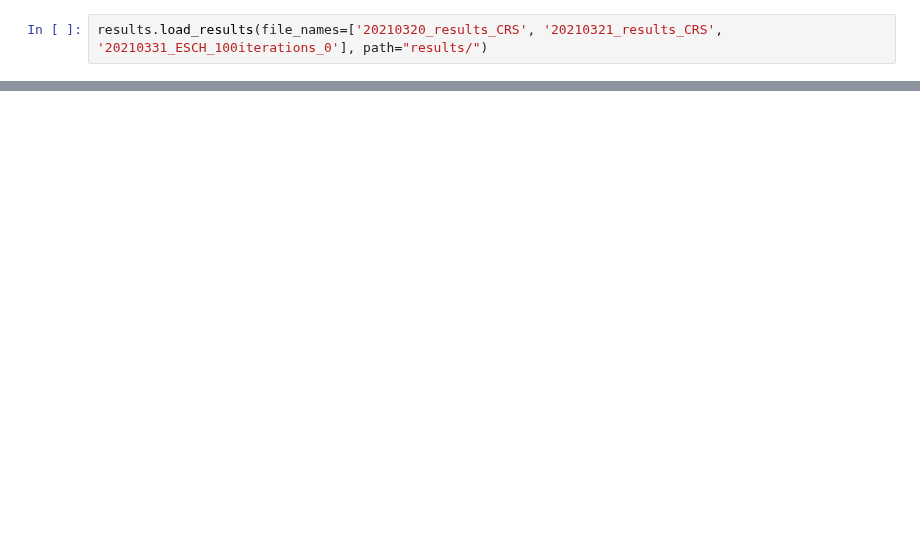
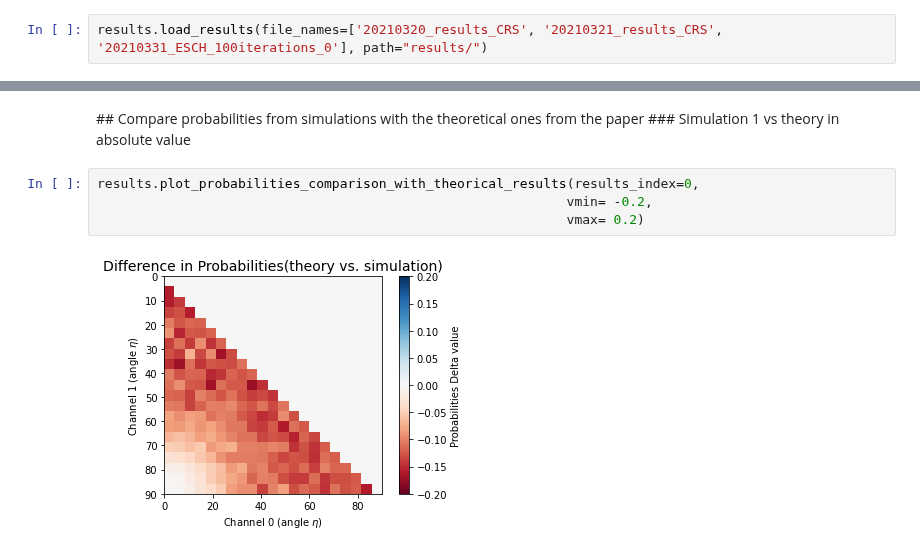
Before and after one commit to iamtxena/quantum-channel-discrimination, a Jupyter notebook: src/analyzing-optimization-results.ipynb, the cells around one changed output, grey strips where cells are left out. Cells and saved outputs as stored; diff of their text form; blank space fills up the shorter version.

```diff
--- a/src/analyzing-optimization-results.ipynb
+++ b/src/analyzing-optimization-results.ipynb
@@ -46,0 +46,9 @@ results.plot_probabilities_comparison(results_index1=0,
+# %% [markdown]
+## Compare probabilities from simulations with the theoretical ones from the paper
+### Simulation 1 vs theory in absolute value
+# %%
+results.plot_probabilities_comparison_with_theorical_results(results_index=0,
+                                                            vmin= -0.2,
+                                                            vmax= 0.2)
+# %% [output]
+[figure, added]
```
Also changed, not shown: parts of 35 cells of this notebook, 8 other files.
